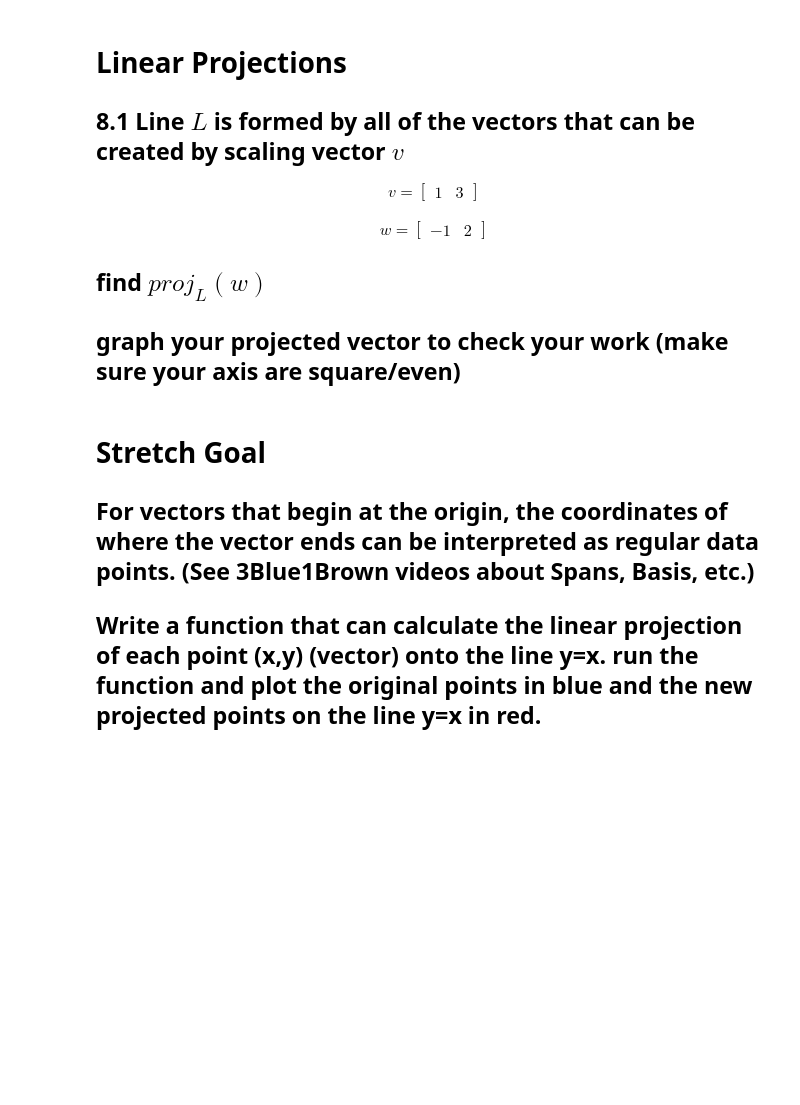
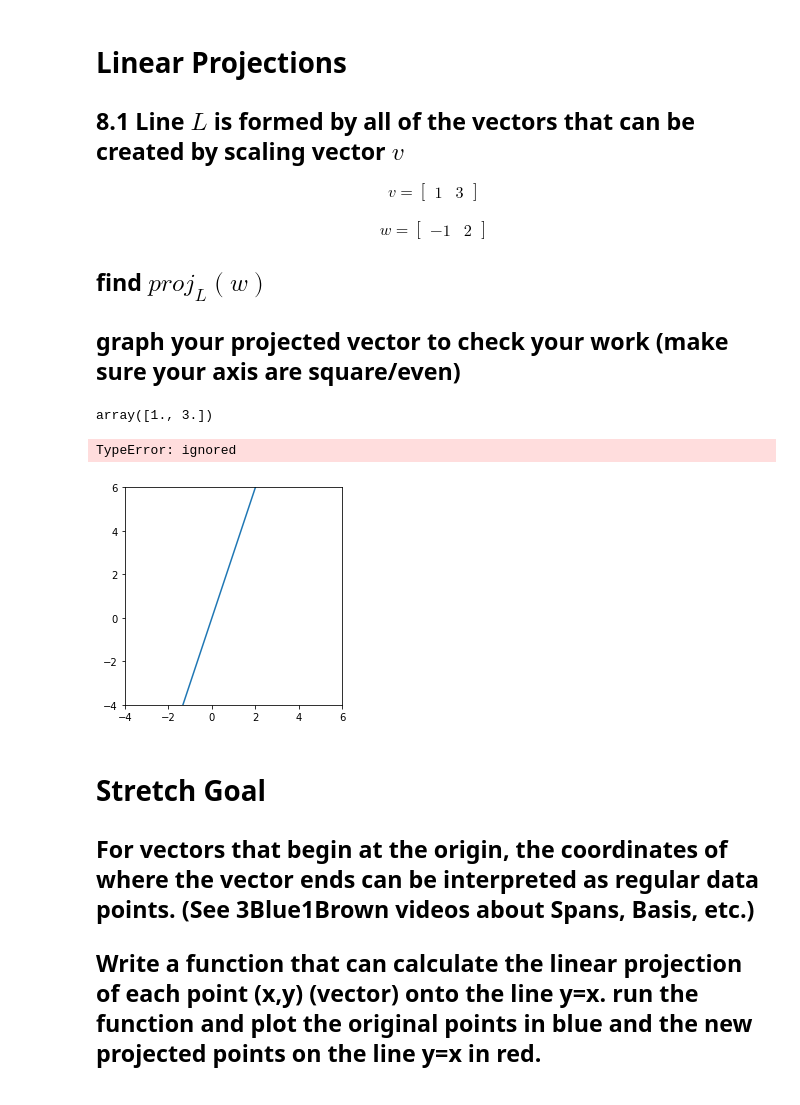
Before and after one commit to ahvblackwelltech/DS-Unit-1-Sprint-3-Linear-Algebra, a Jupyter notebook: module2-intermediate-linear-algebra/Ahvi_Blackwell_LS_DS_132_Intermediate_Linear_Algebra_Assignment.ipynb, the cells around one changed output. Drawn from its saved outputs; the diff is of its cells as text; code cells hidden in the pictures; blank space fills up the shorter version.

```diff
--- a/module2-intermediate-linear-algebra/Ahvi_Blackwell_LS_DS_132_Intermediate_Linear_Algebra_Assignment.ipynb
+++ b/module2-intermediate-linear-algebra/Ahvi_Blackwell_LS_DS_132_Intermediate_Linear_Algebra_Assignment.ipynb
@@ -328,3 +431,23 @@ w = \begin{bmatrix} -1 & 2 \end{bmatrix}
+# %%
+proj = (np.dot(vec_v, vec_w) / np.dot(vec_v, vec_w))*vec_v
+x_minus_proj = vec_w - proj
+proj
+# %% [output]
+array([1., 3.])
+# %%
+plt.xlim(-4, 6)
+plt.ylim(-4, 6)
+
+axes = plt.gca()
+val_x = np.array(axes.get_xlim())
+val_y = 3 * val_x
+plt.axes().set_aspect('equal')
+
+plt.plot(val_x, val_y,)
+plt.arrow()
+# %% [output]
+TypeError: ignored
+[figure, added]
 # %% [markdown]
 # Stretch Goal
 
```
Also changed, not shown: parts of 21 cells of this notebook.
